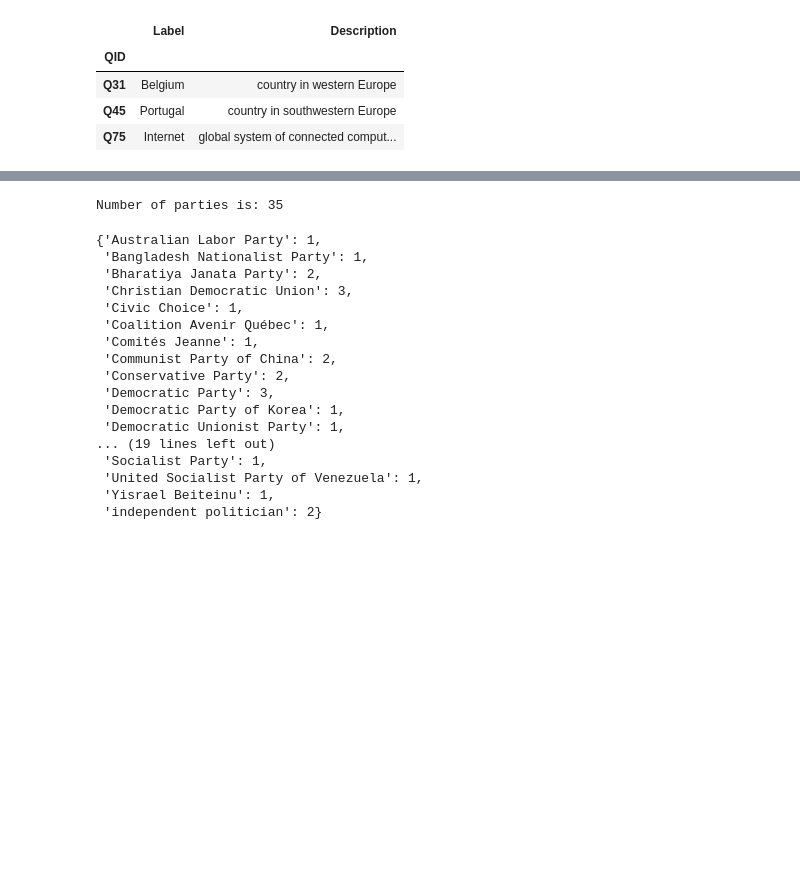
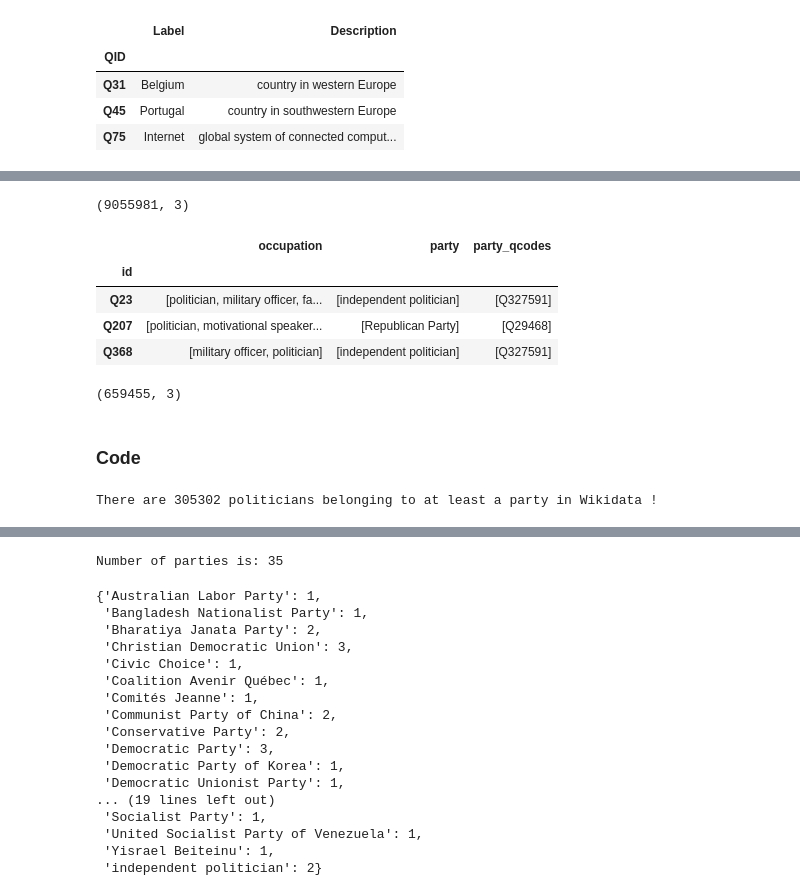
Before and after one commit to epfl-ada/ada-2021-project-acmu, a Jupyter notebook: project_notebook_Mihai.ipynb, the cells around one changed output, grey strips where cells are left out. Cells and saved outputs as stored; diff of their text form; code cells hidden in the pictures; blank space fills up the shorter version.

```diff
--- a/project_notebook_Mihai.ipynb
+++ b/project_notebook_Mihai.ipynb
@@ -65,6 +64,9 @@ COLORS = ['#377EB8', '#FF7F00', '#4DAF4A', '#F781BF']
 # A mapping between a year and the file that contains the input of that year.
 QUOTES_BY_YEAR = {year: f"/content/drive/MyDrive/politicians-quotes-{year}.json.bz2" for year in range(2015, 2021)}
 
+# A mapping between a party and quotes of its members
+WIKIDATA_POLITICIANS_PATH = f"/content/drive/MyDrive/wikidata_politicians.csv"
+
 # Path to parquet file used for Wikidata information
 WIKIDATA_PATH = f"/content/drive/MyDrive/Quotebank_Wikidata/speaker_attributes.parquet"
 
@@ -72,7 +74,7 @@ WIKIDATA_PATH = f"/content/drive/MyDrive/Quotebank_Wikidata/speaker_attributes.p
 WIKIDATA_LABELS_PATH = f"/content/drive/MyDrive/Quotebank_Wikidata/wikidata_labels_descriptions_quotebank.csv.bz2"
 
 # Wikidata columns that are represented by q codes
-WIKIDATA_QCODES_COL = ['nationality', 'gender', 'ethnic_group', 'occupation', 'academic_degree', 'candidacy', 'religion']
+WIKIDATA_QCODES_COL = ['occupation', 'party']
 # %% [markdown]
 ## Setup
 # %%
@@ -607,0 +523,8 @@ Actual qid problem
+# %%
+# Read wikidata .parquet file into a dataframe
+wikidata = pd.read_parquet(WIKIDATA_PATH, engine='pyarrow').set_index('id')
+party_qcodes = wikidata['party']
+# Map qcodes to labels
+wikidata = wikidata[WIKIDATA_QCODES_COL].progress_applymap(lambda lst: convert_qcodes(lst, q_codes_labels))
+wikidata['party_qcodes'] = party_qcodes.values
+wikidata.head(3)
@@ -607,0 +537,20 @@ Actual qid problem
+# %%
+# Total entries in wikidata
+wikidata.shape
+# %% [output]
+(9055981, 3)
+# %%
+# Keep only politicians
+wikidata_politicians = wikidata.loc[wikidata['occupation'].apply(lambda lst: 'politician' in str(lst))]
+wikidata_politicians.head(3)
+# %% [output]
+|  | occupation | party | party_qcodes |
+| id |  |  |  |
+| Q23 | [politician, military officer, fa... | [independent politician] | [Q327591] |
+| Q207 | [politician, motivational speaker... | [Republican Party] | [Q29468] |
+| Q368 | [military officer, politician] | [independent politician] | [Q327591] |
+# %%
+# Total number of politicians
+wikidata_politicians.shape
+# %% [output]
+(659455, 3)
@@ -607,0 +560,10 @@ Actual qid problem
+# %% [markdown]
+### Code
+# %%
+# Read dataframe with wikidata politicians
+wikidata_politicians = pd.read_csv(WIKIDATA_POLITICIANS_PATH).set_index('id')
+# Keep only the ones belonging to a party
+wikidata_politicians_in_party = wikidata_politicians.loc[~wikidata_politicians['party'].isna()]
+print("There are {} politicians belonging to at least a party in Wikidata !".format(wikidata_politicians_in_party.shape[0]))
+# %% [output]
+There are 305302 politicians belonging to at least a party in Wikidata !
```
Also changed, not shown: parts of 24 cells of this notebook.
